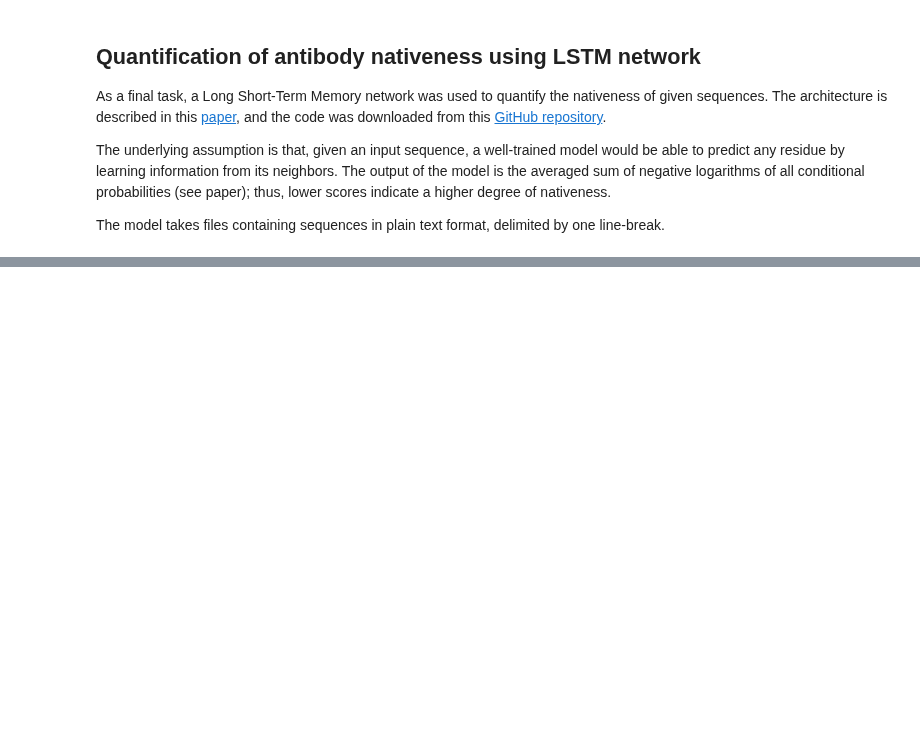
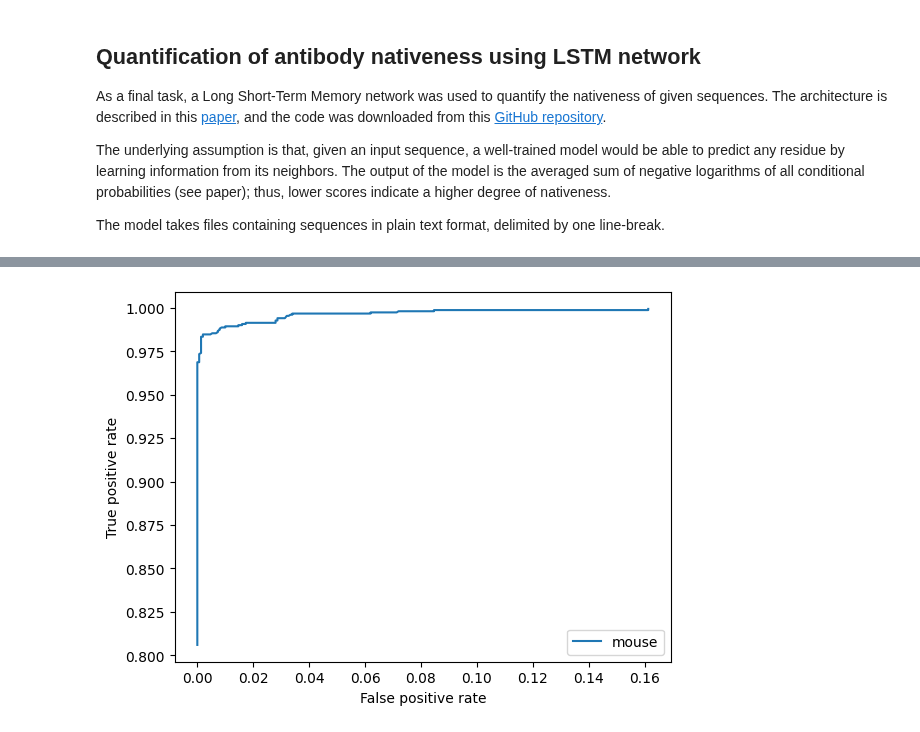
Before and after one commit to enricofrigoli/bioinformatics_fall22, a Jupyter notebook: task2d.ipynb, the cells around one changed output, grey strips where cells are left out. Drawn from its saved outputs; the diff is of its cells as text; code cells hidden in the pictures; blank space fills up the shorter version.

```diff
--- a/task2d.ipynb
+++ b/task2d.ipynb
@@ -108,0 +102,40 @@ plt.show()
+# %%
+# generate ROC using arbitrary cutoffs
+from sklearn.metrics import confusion_matrix
+
+def plot_ROC(h_scores, m_scores):
+
+    def compute_confusion_matrix(dataDf, treshold):
+        dataDf['pred'] = np.where(dataDf['scores'] < treshold, 1, 0)
+        confMat = confusion_matrix(dataDf['true'], dataDf['pred'])
+        return confMat
+
+    hDf = pd.DataFrame(h_scores, columns=['scores'])
+    hDf['true'] = 1         # positive class is human
+    mDf = pd.DataFrame(m_scores, columns=['scores'])
+    mDf['true'] = 0
+
+    dataDf = pd.concat([hDf, mDf])
+    del(hDf, mDf)
+
+    # TPR = TP / (TP + FN)
+    # FPR = FP / (FP + TN)
+
+    tpr = []
+    fpr = []
+
+    for treshold in np.linspace(0.5, 1.5, 500):
+        tn, fp, fn, tp = compute_confusion_matrix(dataDf, treshold).ravel()
+        tpr.append(tp / (tp + fn))
+        fpr.append(fp / (fp + tn))
+
+
+    plt.plot(fpr, tpr)
+    plt.xlabel('False positive rate')
+    plt.ylabel('True positive rate')
+    plt.legend(['mouse'])
+    plt.savefig('data/lstm_model/ROC.png')
+# %%
+plot_ROC(human_score, mouse_score)
+# %% [output]
+[figure, added]
```
Also changed, not shown: parts of 9 cells of this notebook, 7 other files.
